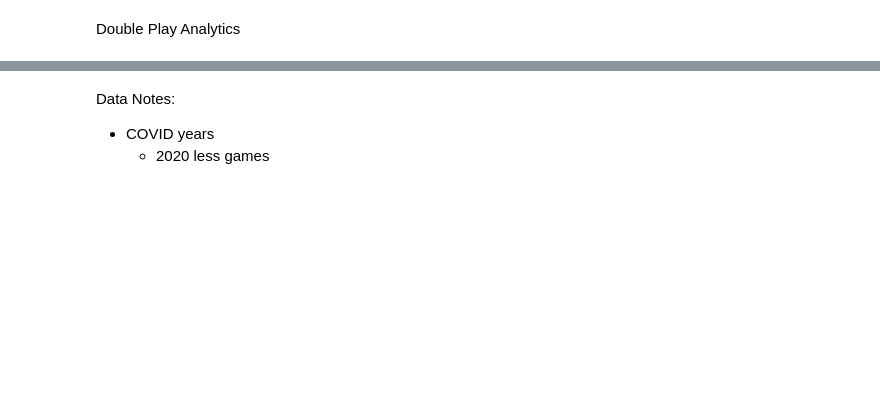
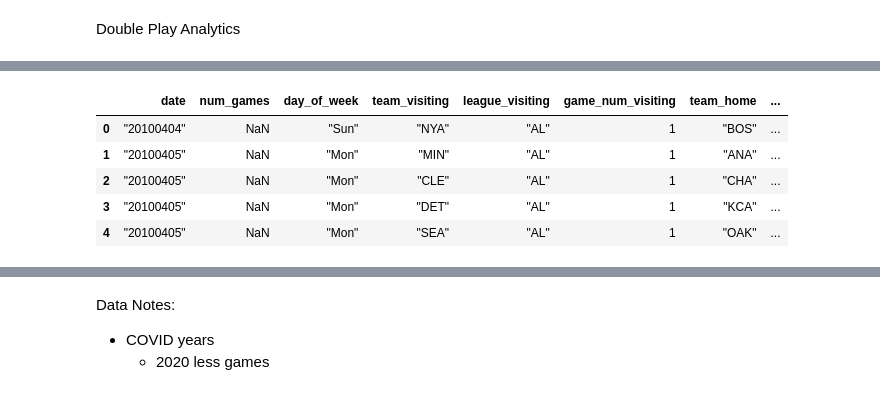
Before and after one commit to pecham1911/Double_Play_Analytics, a Jupyter notebook: DP_Analytics_Workbook.ipynb, the cells around one changed output, grey strips where cells are left out. Drawn from its saved outputs; the diff is of its cells as text; code cells hidden in the pictures; blank space fills up the shorter version.

```diff
--- a/DP_Analytics_Workbook.ipynb
+++ b/DP_Analytics_Workbook.ipynb
@@ -324,0 +232,2 @@ memory usage: 44.6+ MB
+# %%
+df.drop(columns=df.columns[161:179], inplace=True)
@@ -324,0 +329,11 @@ memory usage: 44.6+ MB
+# %%
+df[columns_to_convert] = df[columns_to_convert].apply(pd.to_numeric, errors='coerce')
+# %%
+df.head()
+# %% [output]
+|  | date | num_games | day_of_week | team_visiting | league_visiting | game_num_visiting | team_home | ... |
+| 0 | "20100404" | NaN | "Sun" | "NYA" | "AL" | 1 | "BOS" | ... |
+| 1 | "20100405" | NaN | "Mon" | "MIN" | "AL" | 1 | "ANA" | ... |
+| 2 | "20100405" | NaN | "Mon" | "CLE" | "AL" | 1 | "CHA" | ... |
+| 3 | "20100405" | NaN | "Mon" | "DET" | "AL" | 1 | "KCA" | ... |
+| 4 | "20100405" | NaN | "Mon" | "SEA" | "AL" | 1 | "OAK" | ... |
```
Also changed, not shown: parts of 51 cells of this notebook.
